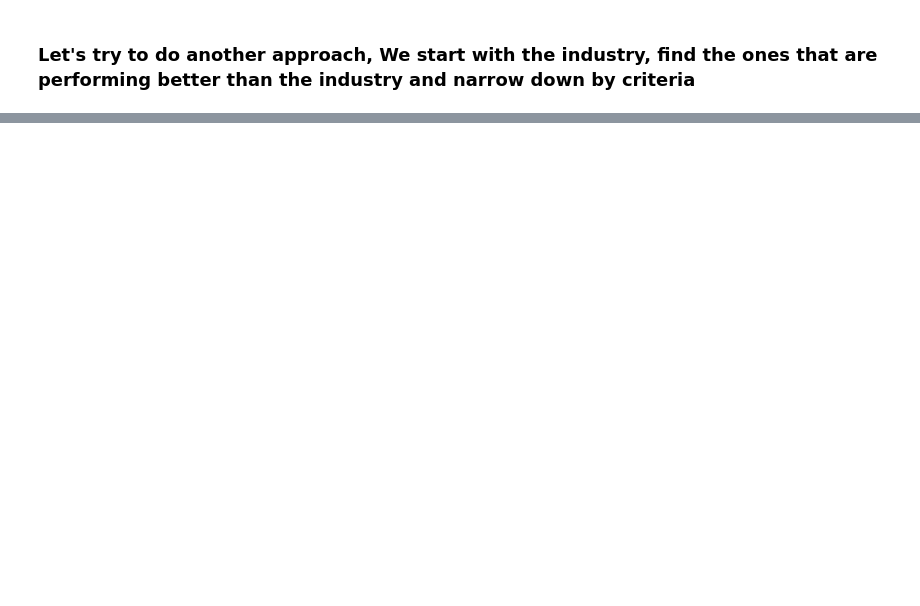
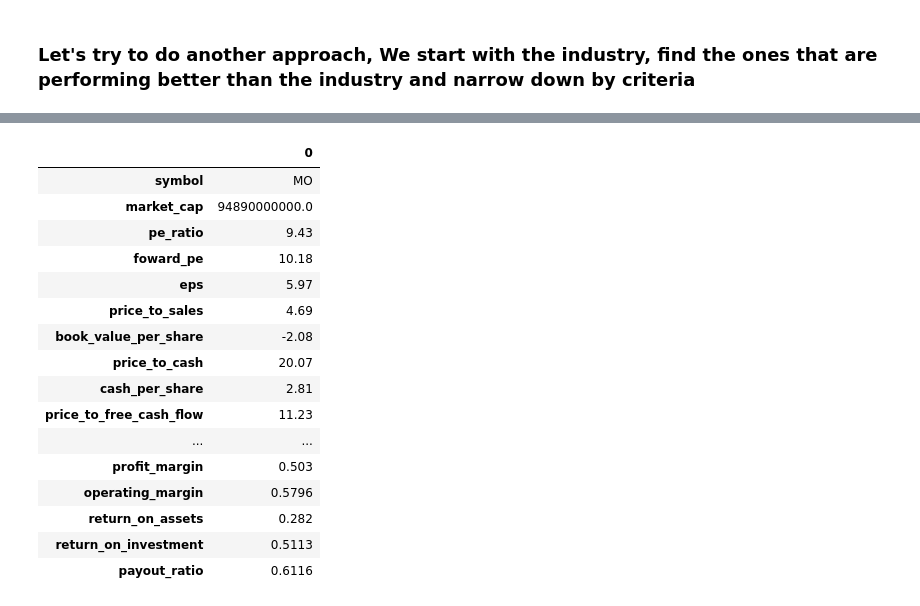
Before and after one commit to mmistroni/Magentic-AlgoTrading101, a Jupyter notebook: notebooks/six_step_dance.ipynb, the cells around one changed output, grey strips where cells are left out. Saved outputs shown, nothing was run; the diff lists cells and outputs as text; code cells hidden in the pictures; blank space fills up the shorter version.

```diff
--- a/notebooks/six_step_dance.ipynb
+++ b/notebooks/six_step_dance.ipynb
@@ -532,3 +635,24 @@ chat_history.extend(
     ]
 )
 agent_executor.invoke({"input": "Which stock are recommented for this sector best performing sector", "chat_history": chat_history})
+# %%
+obb.account.login(pat=os.environ['PAT_KEY'])
+obb.equity.fundamental.metrics(symbol='MO').to_df().T
+# %% [output]
+|  | 0 |
+| symbol | MO |
+| market_cap | 94890000000.0 |
+| pe_ratio | 9.43 |
+| foward_pe | 10.18 |
+| eps | 5.97 |
+| price_to_sales | 4.69 |
+| book_value_per_share | -2.08 |
+| price_to_cash | 20.07 |
+| cash_per_share | 2.81 |
+| price_to_free_cash_flow | 11.23 |
+| ... | ... |
+| profit_margin | 0.503 |
+| operating_margin | 0.5796 |
+| return_on_assets | 0.282 |
+| return_on_investment | 0.5113 |
+| payout_ratio | 0.6116 |
```
Also changed, not shown: parts of 11 cells of this notebook.
